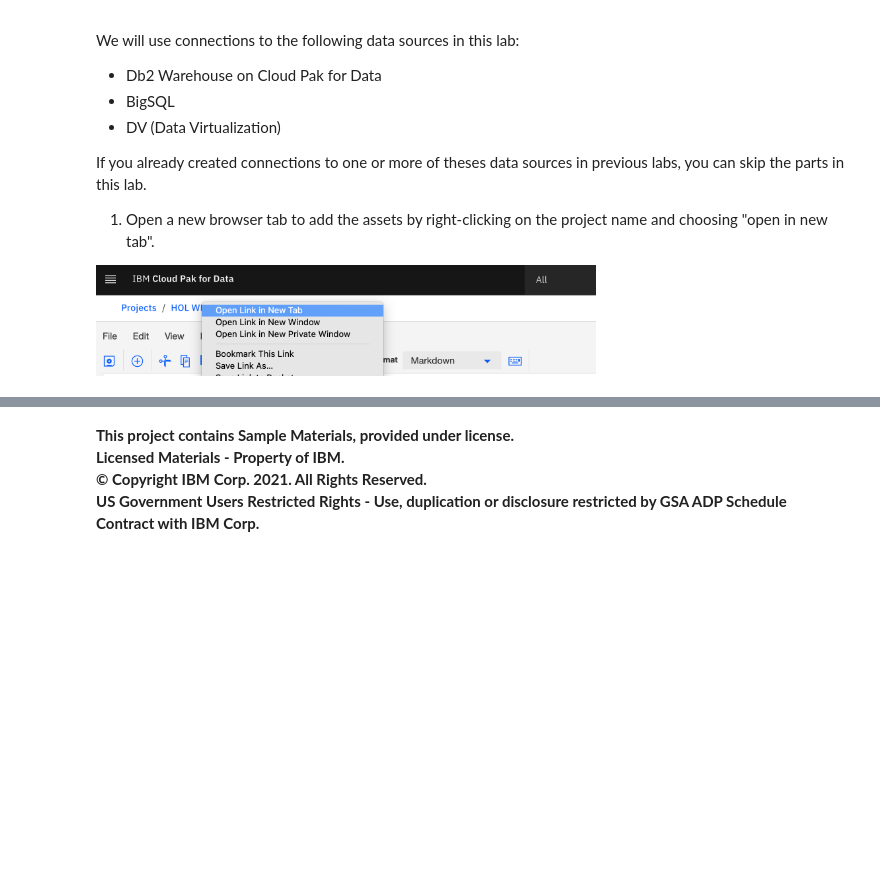
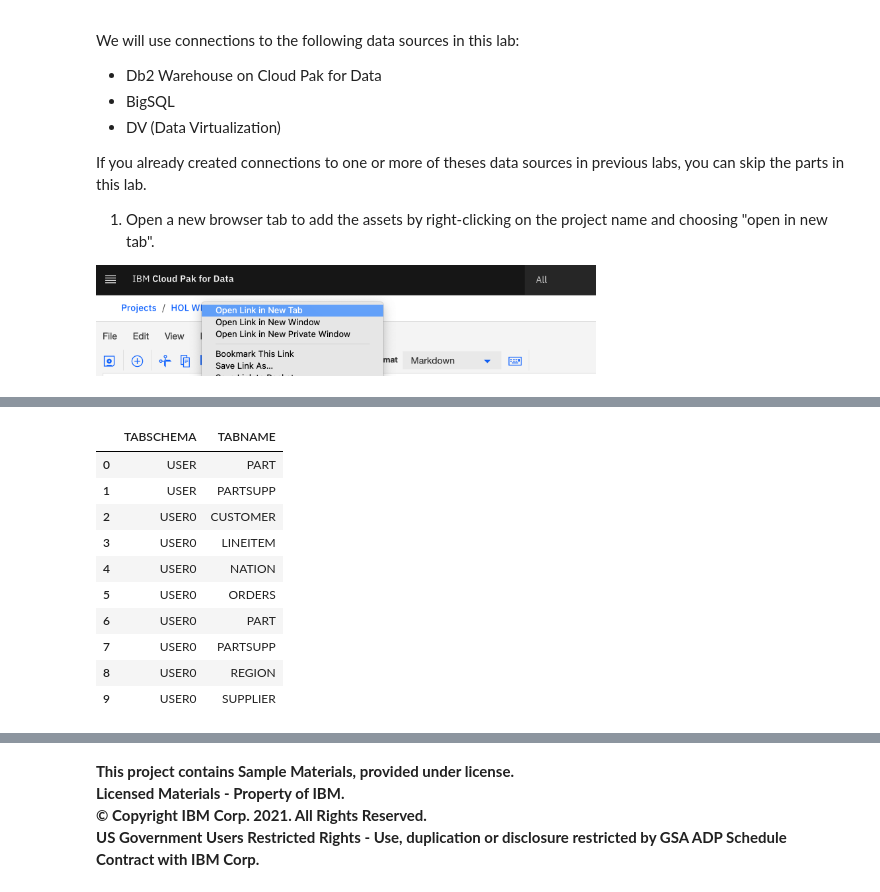
Before and after one commit to HOL2184/HOL2184, a Jupyter notebook: assets/notebook/50_Data_Virtualization_i1tx4mES1.ipynb, the cells around one changed output, grey strips where cells are left out. Saved outputs shown, nothing was run; the diff lists cells and outputs as text; code cells hidden in the pictures; blank space fills up the shorter version.

```diff
--- a/assets/notebook/50_Data_Virtualization_i1tx4mES1.ipynb
+++ b/assets/notebook/50_Data_Virtualization_i1tx4mES1.ipynb
@@ -20,0 +96,18 @@ If you already created connections to one or more of theses data sources in prev
+# %%
+%%sql -a
+SELECT TABSCHEMA, TABNAME
+  FROM SYSCAT.NICKNAMES
+    WHERE TABSCHEMA like 'USER%'
+    ORDER BY TABSCHEMA, TABNAME
+# %% [output]
+|  | TABSCHEMA | TABNAME |
+| 0 | USER | PART |
+| 1 | USER | PARTSUPP |
+| 2 | USER0 | CUSTOMER |
+| 3 | USER0 | LINEITEM |
+| 4 | USER0 | NATION |
+| 5 | USER0 | ORDERS |
+| 6 | USER0 | PART |
+| 7 | USER0 | PARTSUPP |
+| 8 | USER0 | REGION |
+| 9 | USER0 | SUPPLIER |
```
Also changed, not shown: parts of 11 cells of this notebook, 5 other files.
